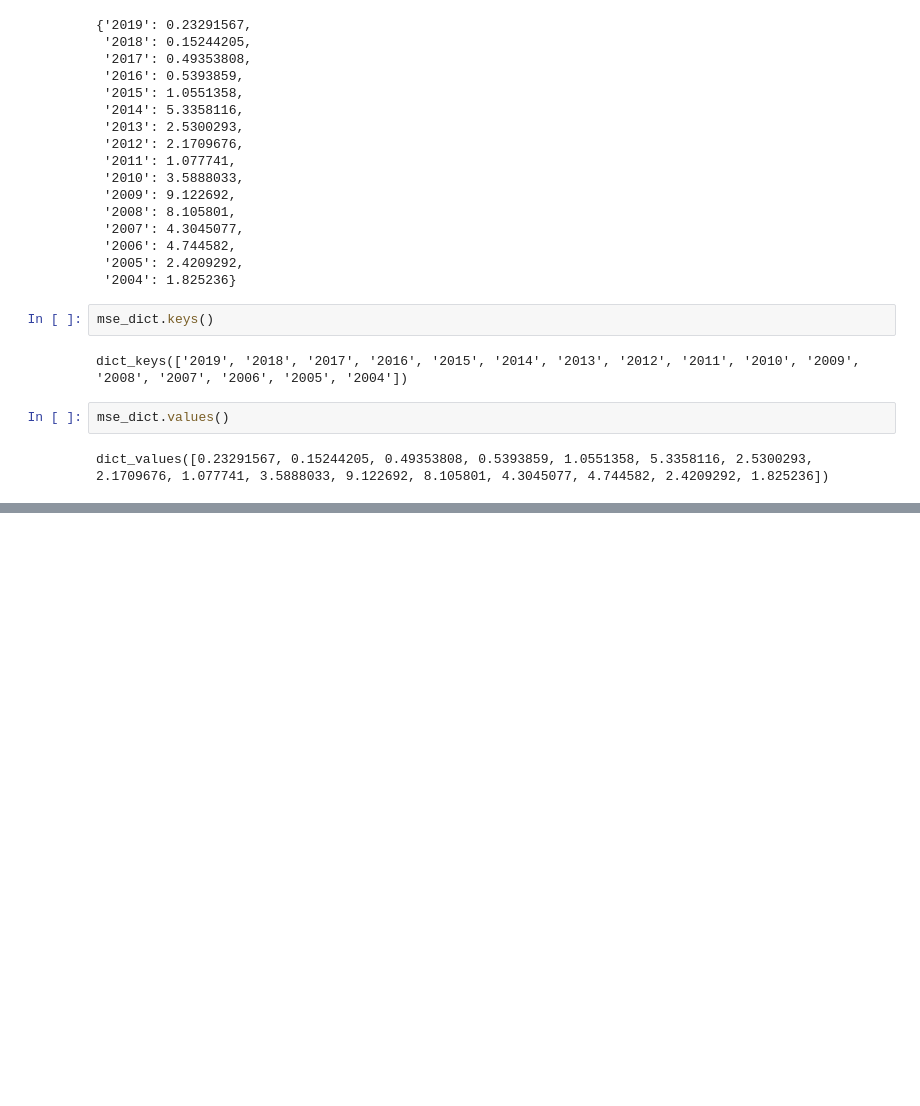
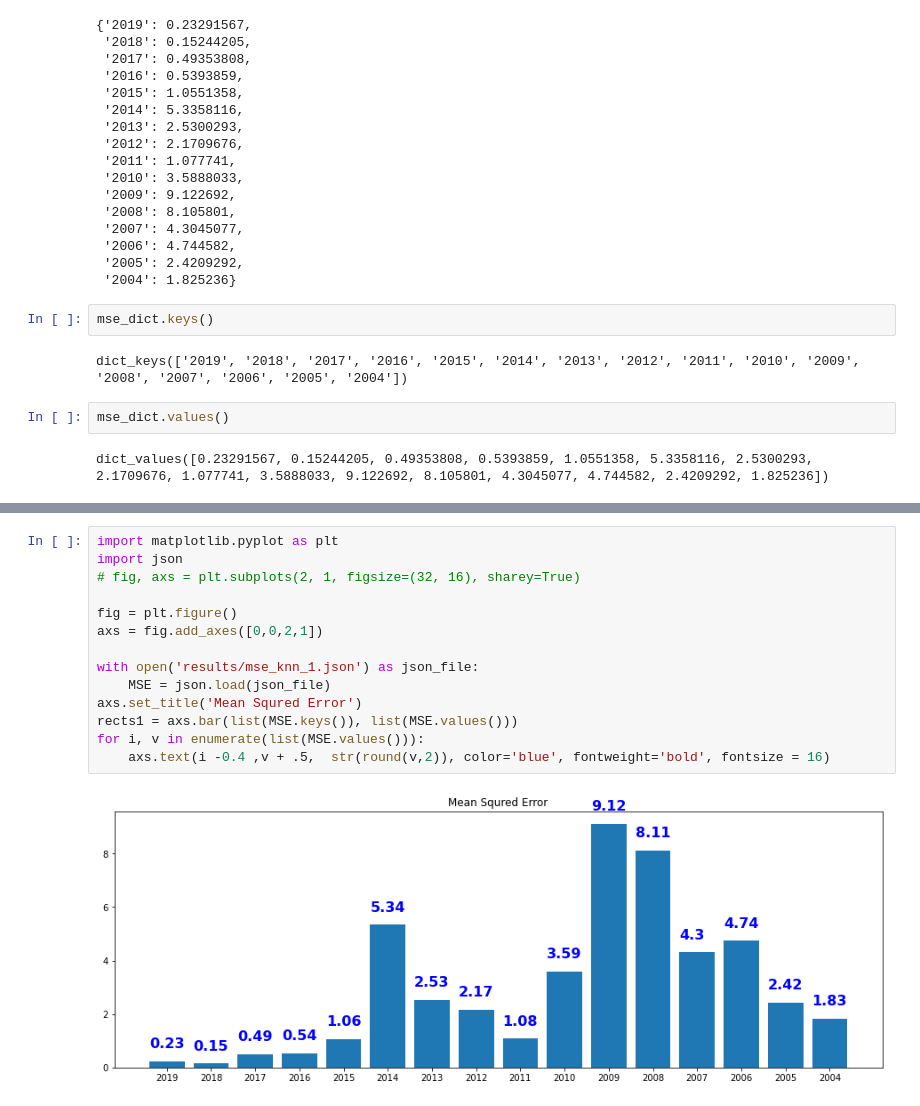
Before and after one commit to arc6828/ExportAnalysis, a Jupyter notebook: MyVectorFieldEvaluation.ipynb, the cells around one changed output, grey strips where cells are left out. Saved outputs shown, nothing was run; the diff lists cells and outputs as text; blank space fills up the shorter version.

```diff
--- a/MyVectorFieldEvaluation.ipynb
+++ b/MyVectorFieldEvaluation.ipynb
@@ -191,0 +216,16 @@ axs[1].bar(list(MSE.keys()), list(MSE.values()))
+# %%
+import matplotlib.pyplot as plt
+import json
+# fig, axs = plt.subplots(2, 1, figsize=(32, 16), sharey=True)
+
+fig = plt.figure()
+axs = fig.add_axes([0,0,2,1])
+
+with open('results/mse_knn_1.json') as json_file:
+    MSE = json.load(json_file)
+axs.set_title('Mean Squred Error')
+rects1 = axs.bar(list(MSE.keys()), list(MSE.values()))
+for i, v in enumerate(list(MSE.values())):
+    axs.text(i -0.4 ,v + .5,  str(round(v,2)), color='blue', fontweight='bold', fontsize = 16)
+# %% [output]
+[figure, added]
```
Also changed, not shown: parts of 1 cell of this notebook, 1 other file.
